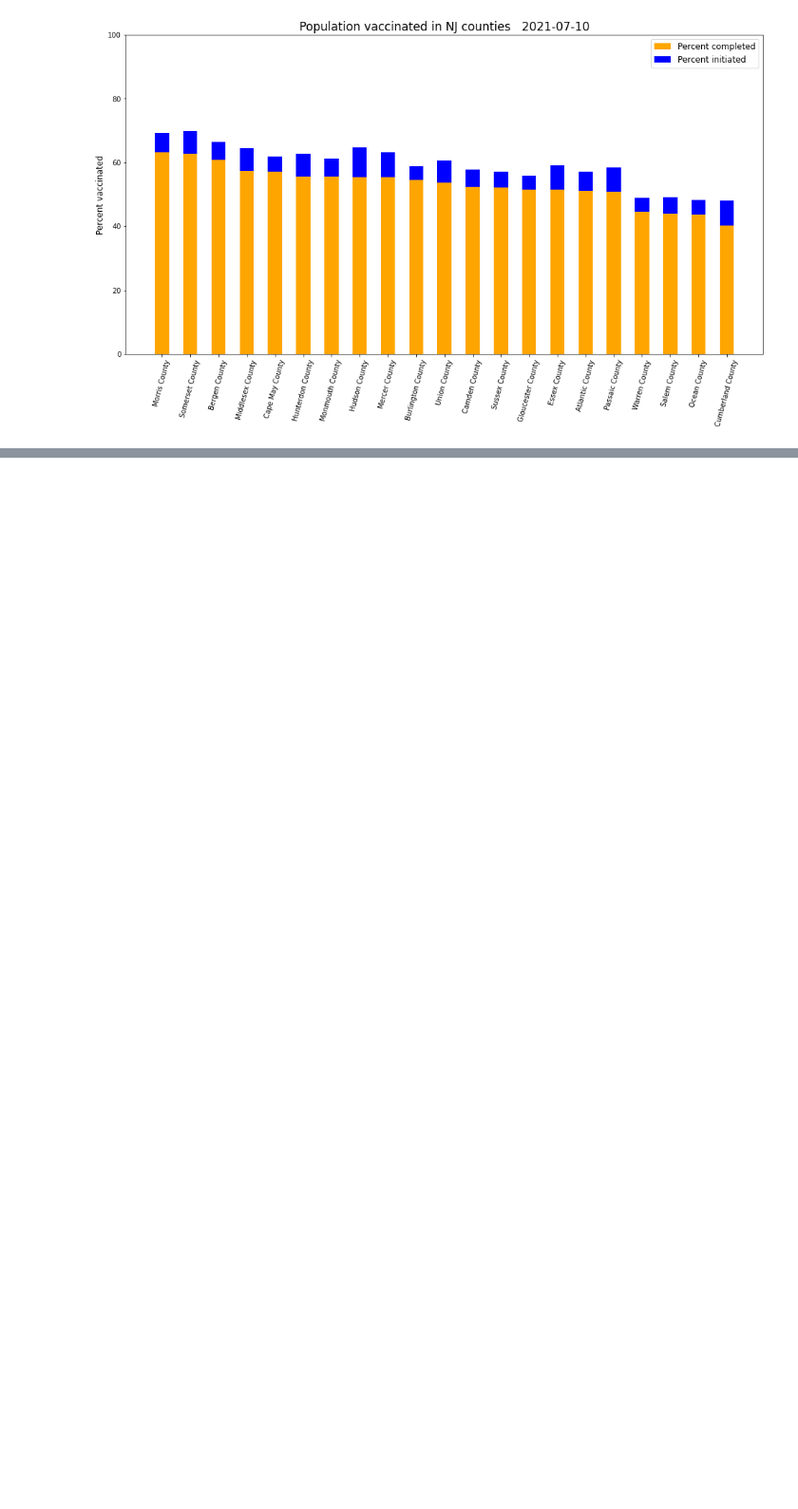
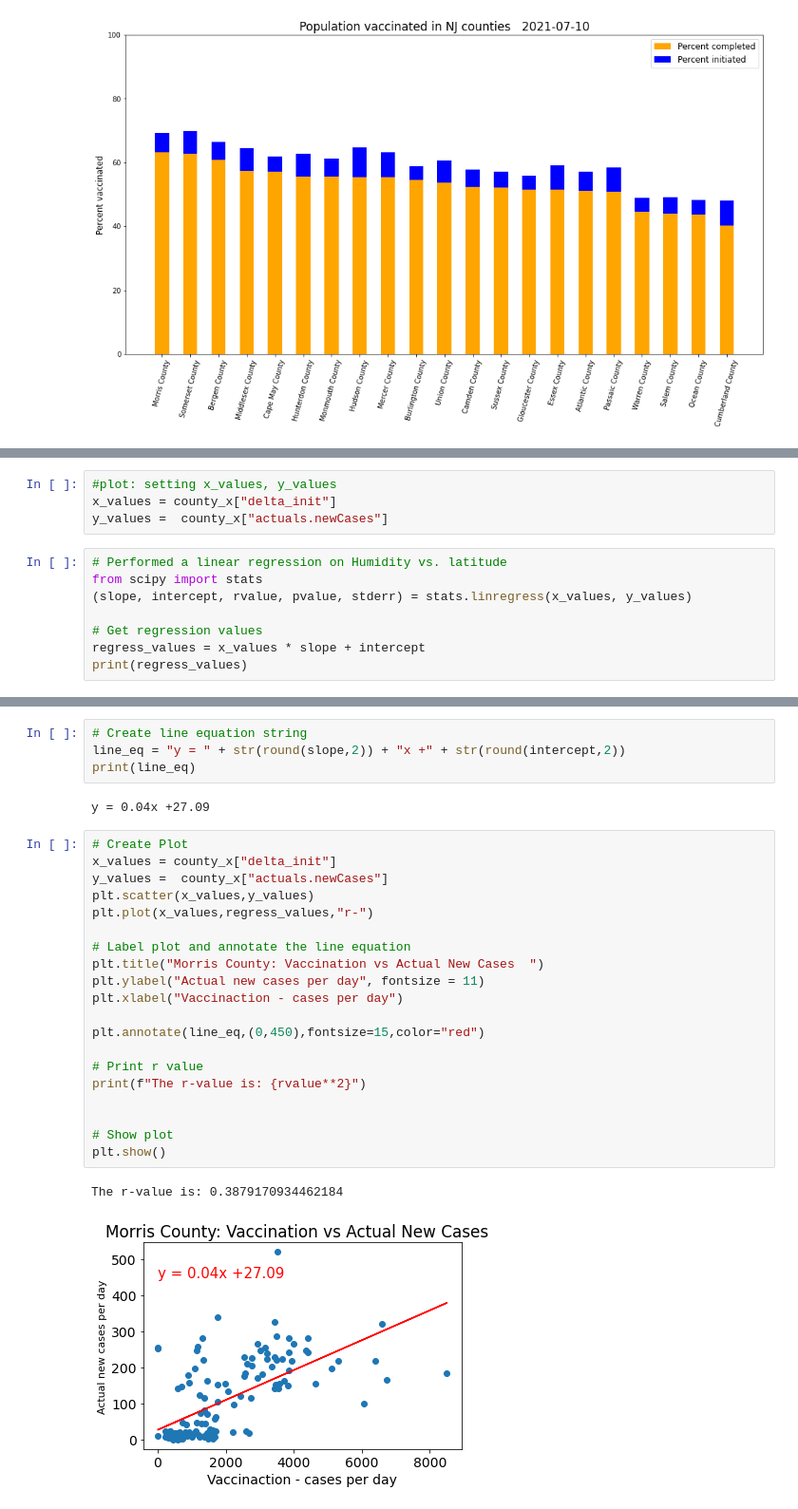
Before and after one commit to melissadiep94/covid19-project, a Jupyter notebook: State_NJ_Covid_time.ipynb, the cells around one changed output, grey strips where cells are left out. Shown at 95% size. Drawn from its saved outputs; the diff is of its cells as text; blank space fills up the shorter version.

```diff
--- a/State_NJ_Covid_time.ipynb
+++ b/State_NJ_Covid_time.ipynb
@@ -148,0 +212,12 @@ plt.show()
+# %%
+#plot: setting x_values, y_values
+x_values = county_x["delta_init"]
+y_values =  county_x["actuals.newCases"]
+# %%
+# Performed a linear regression on Humidity vs. latitude
+from scipy import stats
+(slope, intercept, rvalue, pvalue, stderr) = stats.linregress(x_values, y_values)
+
+# Get regression values
+regress_values = x_values * slope + intercept
+print(regress_values)
@@ -148,0 +238,29 @@ plt.show()
+# %%
+# Create line equation string
+line_eq = "y = " + str(round(slope,2)) + "x +" + str(round(intercept,2))
+print(line_eq)
+# %% [output]
+y = 0.04x +27.09
+# %%
+# Create Plot
+x_values = county_x["delta_init"]
+y_values =  county_x["actuals.newCases"]
+plt.scatter(x_values,y_values)
+plt.plot(x_values,regress_values,"r-")
+
+# Label plot and annotate the line equation
+plt.title("Morris County: Vaccination vs Actual New Cases  ")
+plt.ylabel("Actual new cases per day", fontsize = 11)
+plt.xlabel("Vaccinaction - cases per day")
+
+plt.annotate(line_eq,(0,450),fontsize=15,color="red")
+
+# Print r value
+print(f"The r-value is: {rvalue**2}")
+
+
+# Show plot
+plt.show()
+# %% [output]
+The r-value is: 0.3879170934462184
+[figure, added]
```
Also changed, not shown: parts of 11 cells of this notebook.
